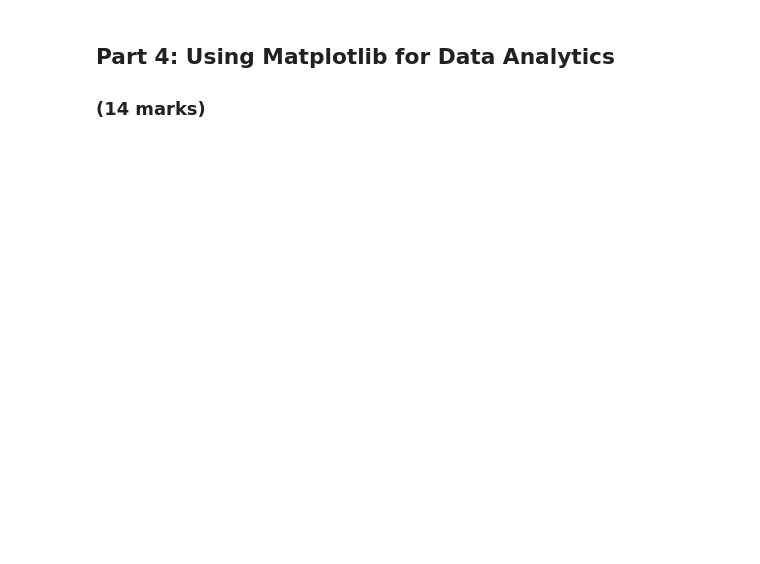
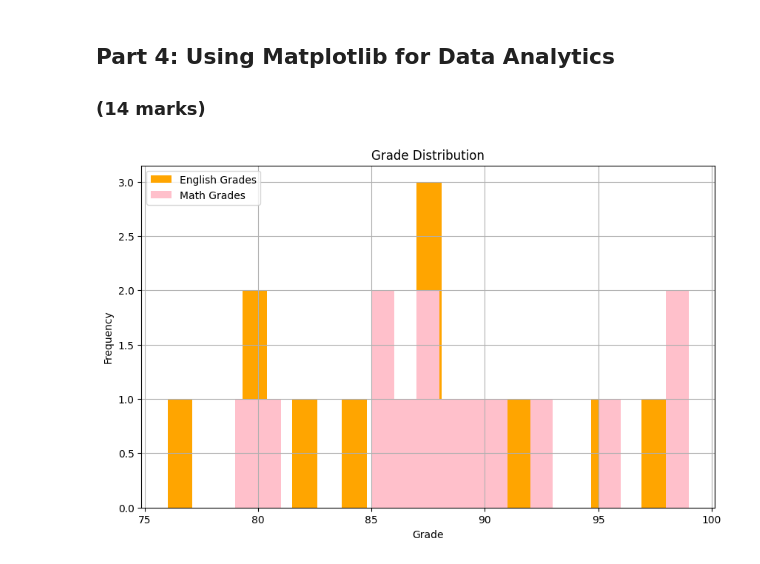
Before and after one commit to danielpolania1/engg680_2024_fall, a Jupyter notebook: Lab_Assigment1/StudentGradeManagementSystem.ipynb, the cells around one changed output. Cells and saved outputs as stored; diff of their text form; code cells hidden in the pictures; blank space fills up the shorter version.

```diff
--- a/Lab_Assigment1/StudentGradeManagementSystem.ipynb
+++ b/Lab_Assigment1/StudentGradeManagementSystem.ipynb
@@ -64,7 +102,7 @@ df_studentGrades['GPA'] = df_studentGrades[['grade_English', 'grade_Math']].mean
 # .drop(columns=['<column_name1>','<column_name2>'] is a Pandas method that can be used to drop columns.
 # In the space below, drop the first name and last name associated with the math .csv file.
 # (2 mark)
-df_studentGrades =
+df_studentGrades = df_studentGrades.drop(columns=['firstName_Math','lastName_Math'])
 # %%
 # Let's display the data again. Use an appropriate method (hint: already used before)
 # (1 mark)
@@ -76,9 +121,9 @@ df_studentGrades =
 
 df_studentGrades = df_studentGrades.rename(columns={
     'firstName_English': 'firstName',
-    '<>': 'lastName',
-    '<>': 'englishGrade',
-    '<>': 'mathGrade'
+    'lastName_English': 'lastName',
+    'grade_English': 'englishGrade',
+    'grade_Math': 'mathGrade'
     })
 # %%
 # Now let's find out some statistics about our student grades!
@@ -93,12 +148,12 @@ df_studentGrades = df_studentGrades.rename(columns={
 # In the code below, replace '<>' by choosing between 'str' for string or 'float' for float
 # to properly typecast each column.
 # (3 marks)
-df_studentGrades['studentID'] = df_studentGrades['studentID'].astype(<>)
-df_studentGrades['firstName'] = df_studentGrades['firstName'].astype(<>)
-df_studentGrades['lastName'] = df_studentGrades['lastName'].astype(<>)
-df_studentGrades['englishGrade'] = df_studentGrades['englishGrade'].astype(<>)
-df_studentGrades['mathGrade'] = df_studentGrades['mathGrade'].astype(<>)
-df_studentGrades['GPA'] = df_studentGrades['GPA'].astype(<>)
+df_studentGrades['studentID'] = df_studentGrades['studentID'].astype('str')
+df_studentGrades['firstName'] = df_studentGrades['firstName'].astype('str')
+df_studentGrades['lastName'] = df_studentGrades['lastName'].astype('str')
+df_studentGrades['englishGrade'] = df_studentGrades['englishGrade'].astype('float')
+df_studentGrades['mathGrade'] = df_studentGrades['mathGrade'].astype('float')
+df_studentGrades['GPA'] = df_studentGrades['GPA'].astype('float')
 # %%
 # Now let's see our statistics!
 df_studentGrades.describe()
@@ -160,4 +318,8 @@ df_homeroom =
 # Also ensure that there are no redundant columns, and finally display the first few rows.
 # Hint: try joining on more than one column to avoid having to drop redundant columns, ie. on=['studentID', '<ColumnA>', '<ColumnB>'] ...
 # (5 marks)
-#
+df_studentGrades['studentID'] = df_studentGrades['studentID'].astype('int')
+df_studentInfo = pd.merge(df_homeroom, df_studentGrades, on=['studentID'])
+df_studentInfo = df_studentInfo.drop(columns=['firstName_y','lastName_y'])
+df_studentInfo = df_studentInfo.loc[:,['firstName_x','lastName_x','studentID','englishGrade','mathGrade','GPA','homeRoom']]
+print(df_grouped.head())
@@ -201,27 +417,34 @@ print(df_studentsGPASorted_homeroom)
 # %%
 # Let's use matplotlib to display a histogram of the grades distribution
 # Histograms are useful for seeing the distribution of the students grades
 
 plt.figure(figsize=(10, 6))
-plt.hist(df_studentGrades['englishGrade'], bins=10, alpha=0.7, label='English Grades', color='blue')
+plt.hist(df_studentGrades['englishGrade'], bins=20, alpha=1, label='English Grades', color='orange')
 
 # Step 1: Use the line above as reference to create a histogram for the math grades
 # (1 mark)
 #
+plt.hist(df_studentGrades['mathGrade'], bins=20, alpha=1, label='Math Grades', color='pink')
 
 # Step 2: Ensure that your plot is descriptive, so use labels (x and y axis), a title, and a legend.
 # Hint: Use the matplotlib .legend(loc='<location>') to add and place the legend.
 # You can use 'upper left', 'upper right', 'lower left', and 'lower right' to specify the location.
 # (4 marks)
 #
+plt.xlabel('Grade')
+plt.ylabel('Frequency')
+plt.title('Grade Distribution')
+plt.legend(loc='upper left')
 plt.grid(True)
 
 # Step 3: Use the .savefig('<image_title>'.png) to output an image file of the histogram.
 # Please be sure to use a descriptive title!
 # (1 mark)
 #
-
+plt.savefig('grade_distribution.png')
 plt.show()
+# %% [output]
+[figure, added]
 # %%
 # Let's also use matplotlib to display a scatter plot of English vs. Math grades
 # Scatter plots are useful for seeing the relationship between two variables
```
Also changed, not shown: parts of 28 cells of this notebook, 2 other files.
